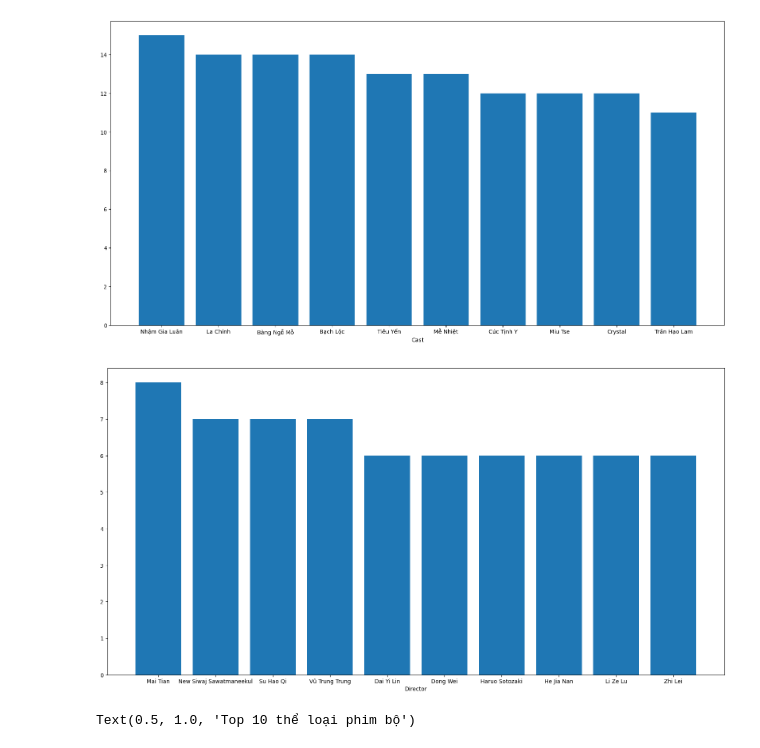
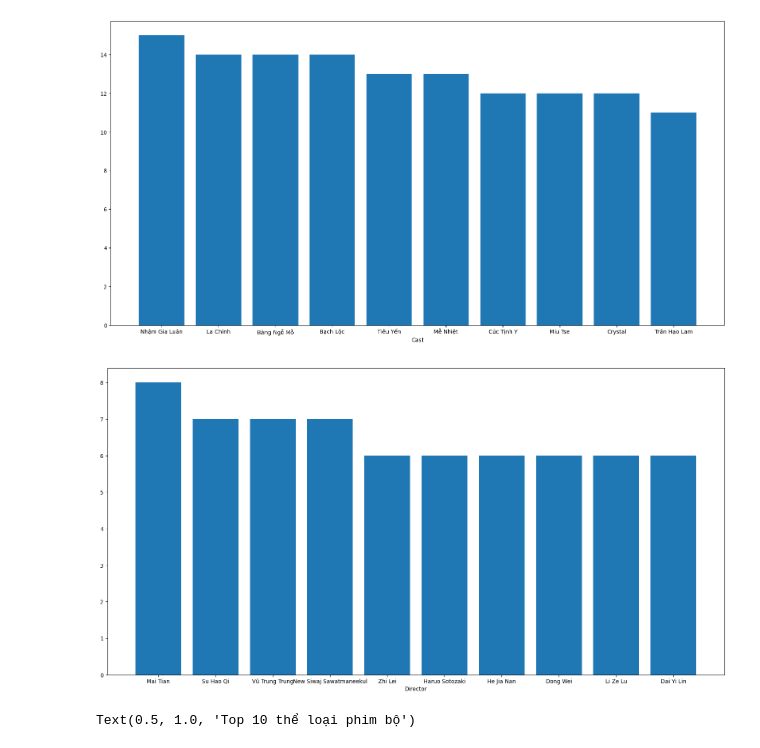
Before and after one commit to lamchi357/iQIYI, a Jupyter notebook: IQIYI.ipynb, the cells around one changed output. Saved outputs shown, nothing was run; the diff lists cells and outputs as text; code cells hidden in the pictures.

```diff
--- a/IQIYI.ipynb
+++ b/IQIYI.ipynb
@@ -346,13 +367,13 @@ plt.show()
 [figure]
 # %%
 #Top 10 đạo diễn có nhiều phim được đăng tải trên nền tảng
-director_counts = df4.groupby('director')['movie_title'].count().reset_index()
-top_10_directors = director_counts.nlargest(10, 'movie_title')
-plt.bar(top_10_directors['director'], top_10_directors['movie_title'])
+director_counts = df4['director'].value_counts()
+top_10_directors = director_counts.head(10)
+plt.bar(top_10_directors.index, top_10_directors.values)
 plt.xlabel('Director')
 plt.show()
 # %% [output]
-[figure, old version]
+[figure, new version]
 # %%
 plt.figure(figsize=(12,6))
 df4[df4["kind"]=="Phim bộ"]["genre"].value_counts()[:10].plot(kind="barh",color="black")
```
Also changed, not shown: parts of 13 cells of this notebook.
